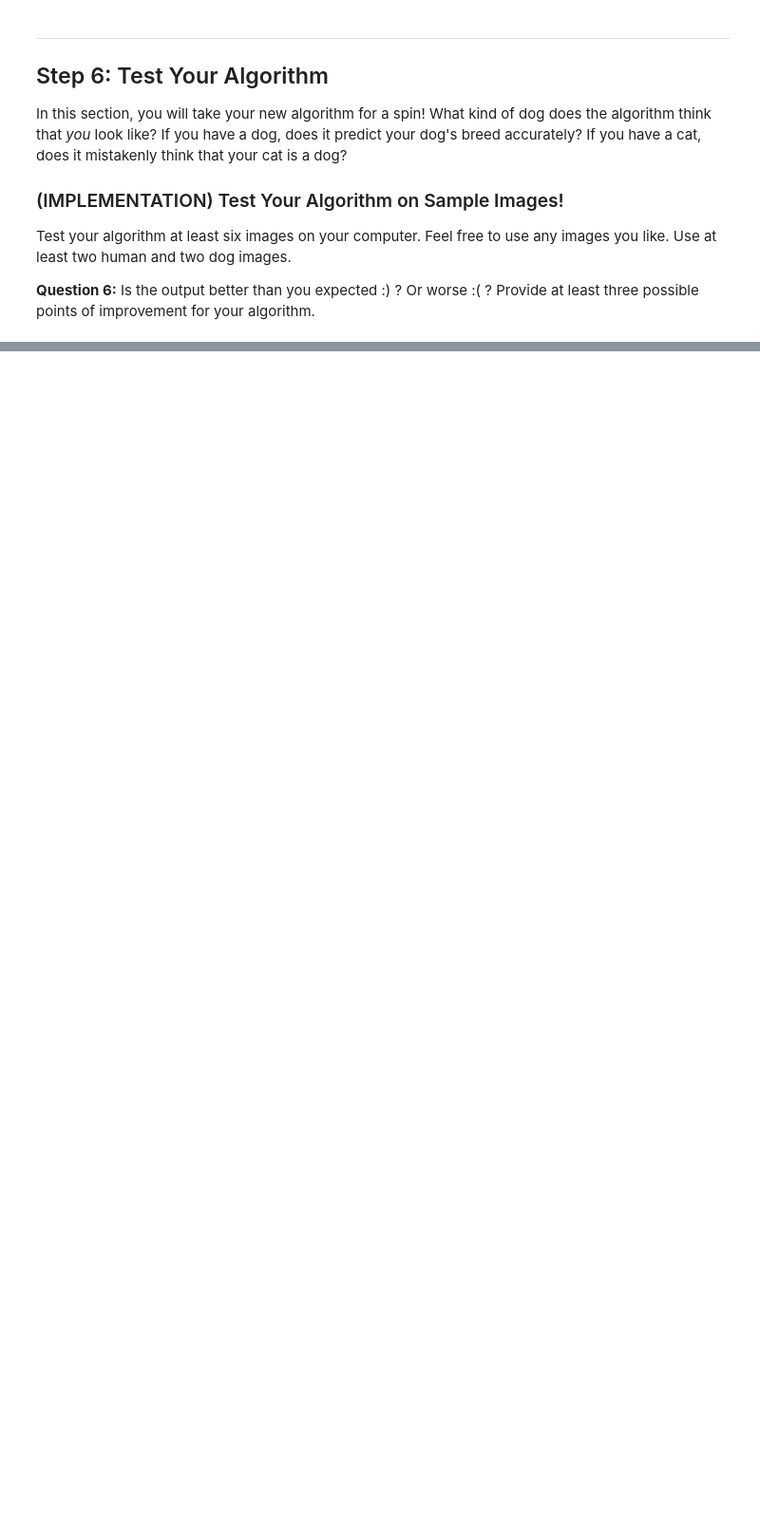
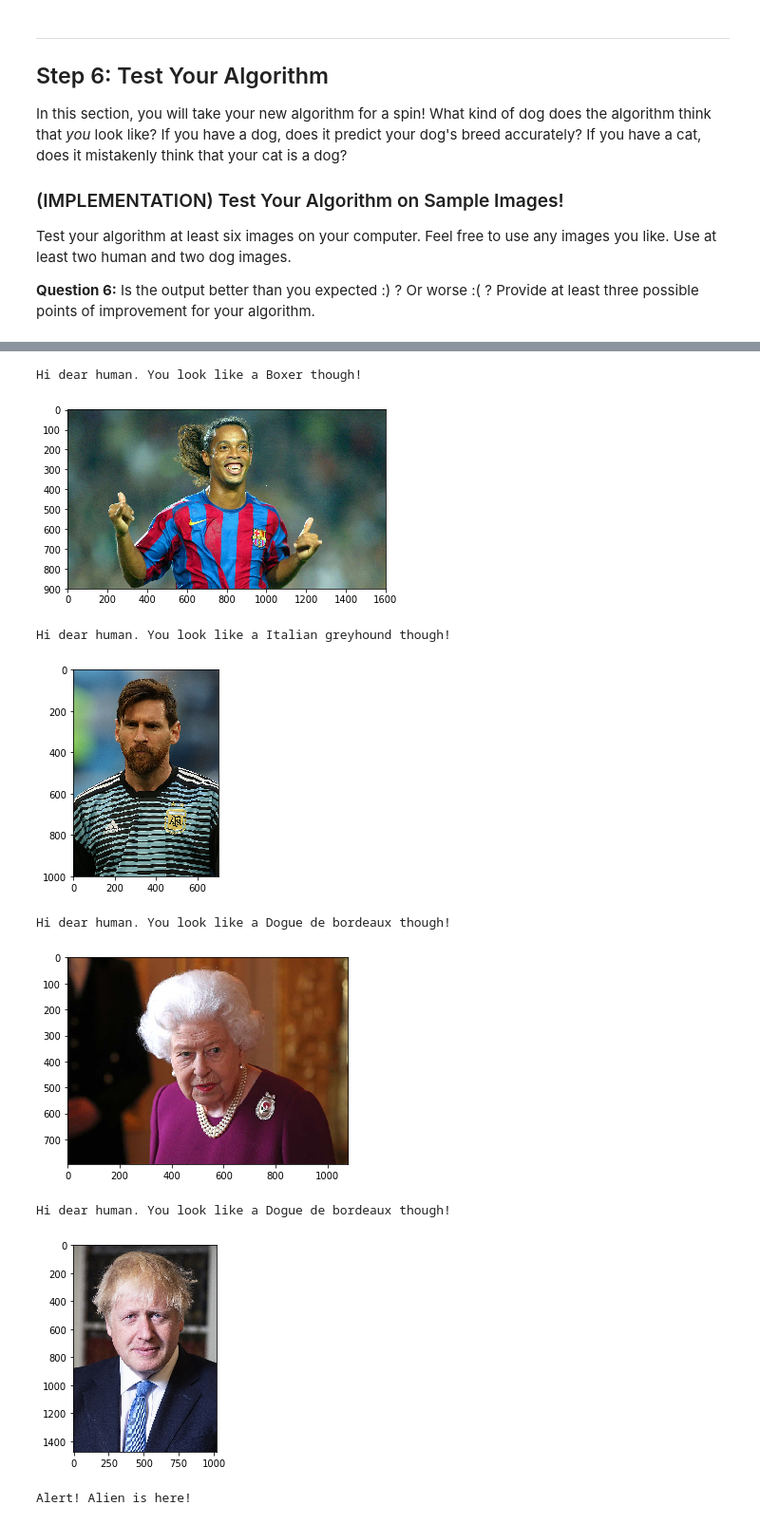
Before and after one commit to phongvis/nano-cnn, a Jupyter notebook: project-dog-classification/dog_app.ipynb, the cells around one changed output, grey strips where cells are left out. Shown at 95% size. Drawn from its saved outputs; the diff is of its cells as text; code cells hidden in the pictures; blank space fills up the shorter version.

```diff
--- a/project-dog-classification/dog_app.ipynb
+++ b/project-dog-classification/dog_app.ipynb
@@ -424,6 +583,7 @@ Use the code cell below to write three separate [data loaders](http://pytorch.or
 If you like, **you are welcome to use the same data loaders from the previous step**, when you created a CNN from scratch.
 # %%
 ## TODO: Specify data loaders
+loaders_transfer = loaders_scratch.copy()
 # %% [markdown]
 ### (IMPLEMENTATION) Model Architecture
 
@@ -502,6 +765,17 @@ Some sample output for our algorithm is provided below, but feel free to design
 
 def run_app(img_path):
     ## handle cases for a human face, dog, and neither
+    if dog_detector(img_path):
+        breed = predict_breed_transfer(img_path)
+        print(f'Wof Wof. Are you a {breed}?')
+        show_image(img_path)
+    elif face_detector(img_path):
+        breed = predict_breed_transfer(img_path)
+        print(f'Hi dear human. You look like a {breed} though!')
+        show_image(img_path)
+    else:
+        print('Alert! Alien is here!')
+        show_image(img_path)
 # %% [markdown]
 ---
 <a id='step6'></a>
@@ -526,0 +825,14 @@ for file in np.hstack((human_files[:3], dog_files[:3])):
+# %%
+files = np.array(glob("photos/*"))
+for f in files:
+    run_app(f)
+# %% [output]
+Hi dear human. You look like a Boxer though!
+[figure, added]
+Hi dear human. You look like a Italian greyhound though!
+[figure, added]
+Hi dear human. You look like a Dogue de bordeaux though!
+[figure, added]
+Hi dear human. You look like a Dogue de bordeaux though!
+[figure, added]
+Alert! Alien is here!
```
Also changed, not shown: parts of 50 cells of this notebook, 2 other files.
